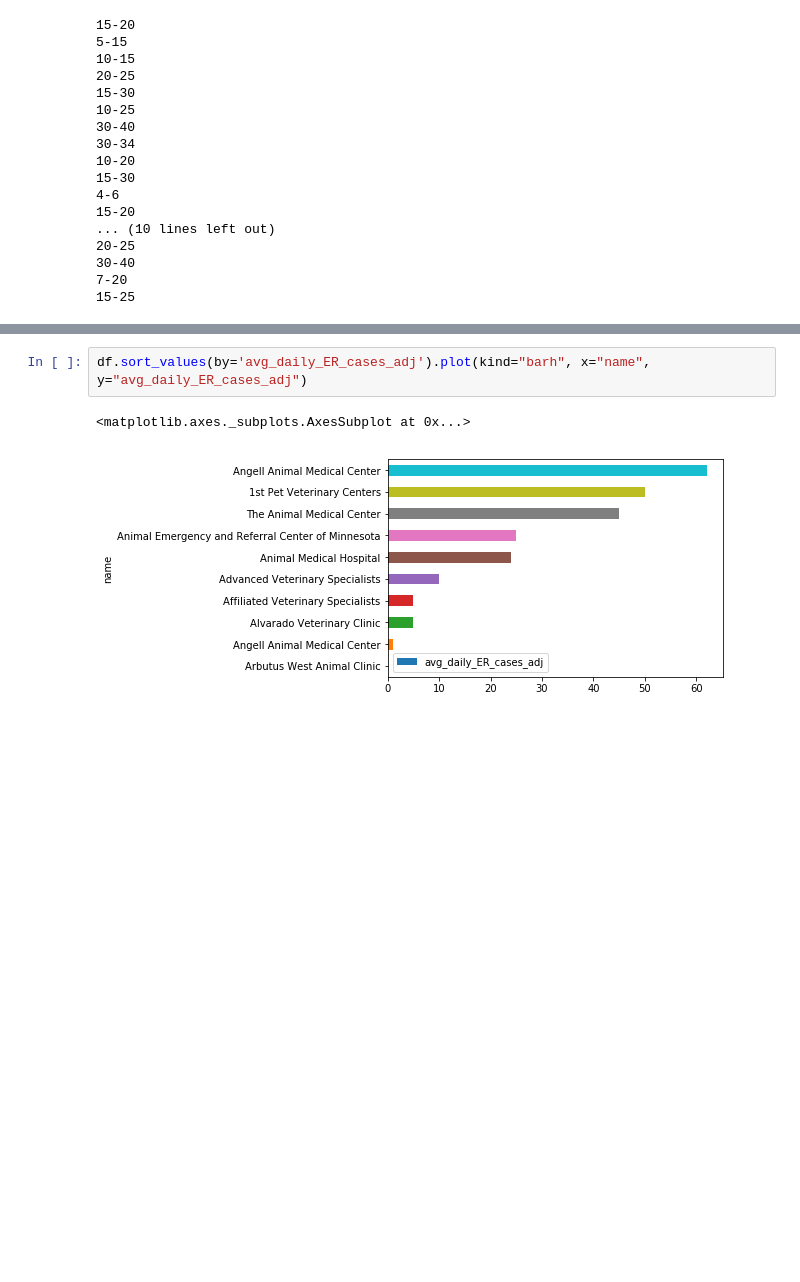
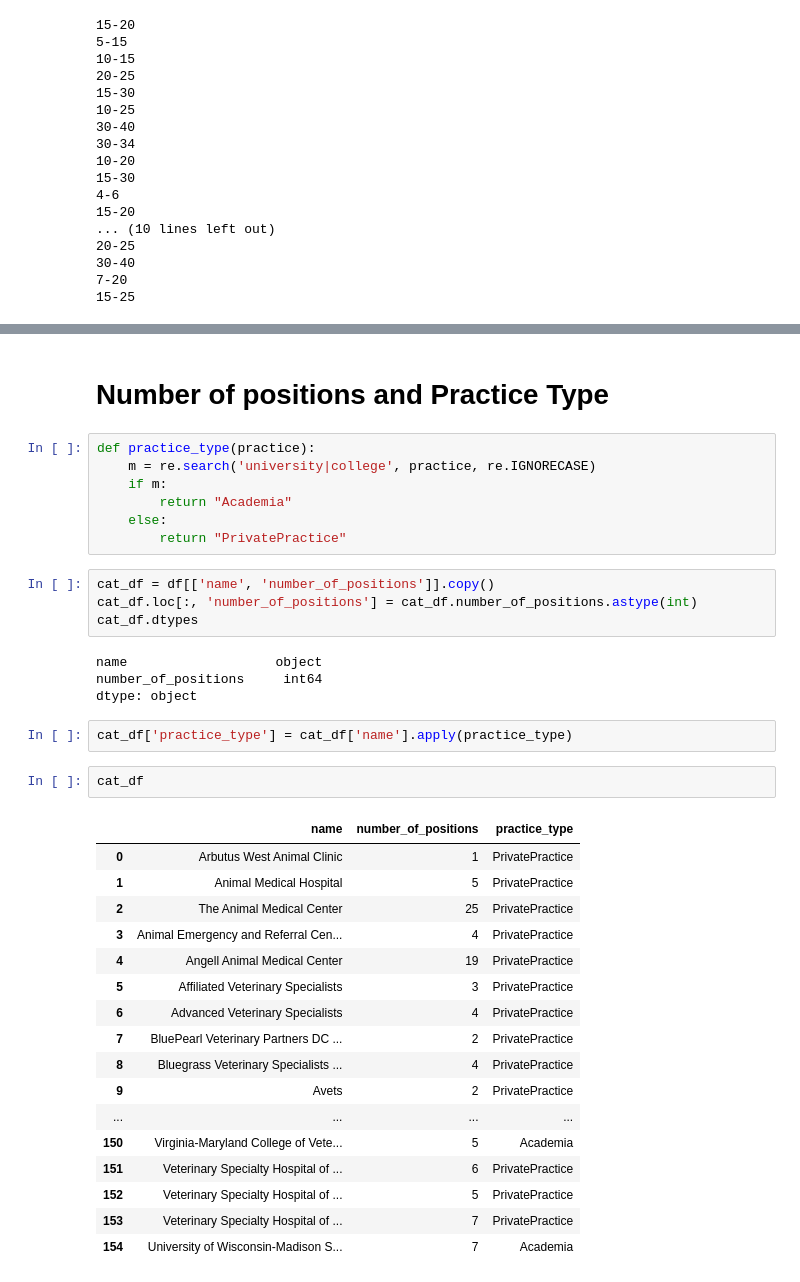
Before and after one commit to tcdvm/virmp, a Jupyter notebook: analysis/VIRMP.ipynb, the cells around one changed output, grey strips where cells are left out. Saved outputs shown, nothing was run; the diff lists cells and outputs as text; blank space fills up the shorter version.

Commit message:
Added position & academia

```diff
--- a/analysis/VIRMP.ipynb
+++ b/analysis/VIRMP.ipynb
@@ -234,5 +190,39 @@ df.sort_values(by='avg_daily_surgeries_adj').plot(kind="barh", x="name", y="avg_
-# %%
-df.sort_values(by='avg_daily_ER_cases_adj').plot(kind="barh", x="name", y="avg_daily_ER_cases_adj")
-# %% [output]
-<matplotlib.axes._subplots.AxesSubplot at 0x...>
-[figure, removed]
+# %% [markdown]
+# Number of positions and Practice Type
+# %%
+def practice_type(practice):
+    m = re.search('university|college', practice, re.IGNORECASE)
+    if m:
+        return "Academia"
+    else:
+        return "PrivatePractice"
+# %%
+cat_df = df[['name', 'number_of_positions']].copy()
+cat_df.loc[:, 'number_of_positions'] = cat_df.number_of_positions.astype(int)
+cat_df.dtypes
+# %% [output]
+name                   object
+number_of_positions     int64
+dtype: object
+# %%
+cat_df['practice_type'] = cat_df['name'].apply(practice_type)
+# %%
+cat_df
+# %% [output]
+|  | name | number_of_positions | practice_type |
+| 0 | Arbutus West Animal Clinic | 1 | PrivatePractice |
+| 1 | Animal Medical Hospital | 5 | PrivatePractice |
+| 2 | The Animal Medical Center | 25 | PrivatePractice |
+| 3 | Animal Emergency and Referral Cen... | 4 | PrivatePractice |
+| 4 | Angell Animal Medical Center | 19 | PrivatePractice |
+| 5 | Affiliated Veterinary Specialists | 3 | PrivatePractice |
+| 6 | Advanced Veterinary Specialists | 4 | PrivatePractice |
+| 7 | BluePearl Veterinary Partners DC ... | 2 | PrivatePractice |
+| 8 | Bluegrass Veterinary Specialists ... | 4 | PrivatePractice |
+| 9 | Avets | 2 | PrivatePractice |
+| ... | ... | ... | ... |
+| 150 | Virginia-Maryland College of Vete... | 5 | Academia |
+| 151 | Veterinary Specialty Hospital of ... | 6 | PrivatePractice |
+| 152 | Veterinary Specialty Hospital of ... | 5 | PrivatePractice |
+| 153 | Veterinary Specialty Hospital of ... | 7 | PrivatePractice |
+| 154 | University of Wisconsin-Madison S... | 7 | Academia |
```
Also changed, not shown: parts of 16 cells of this notebook.
